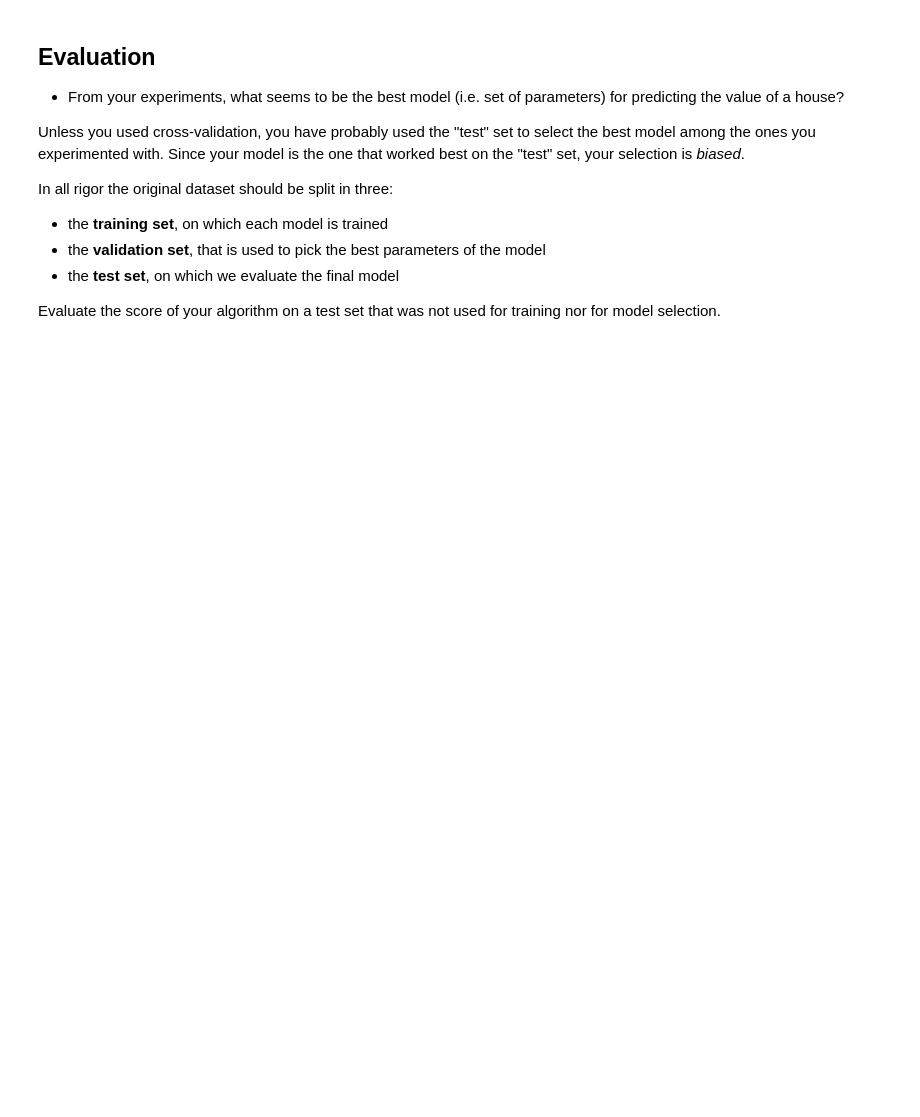
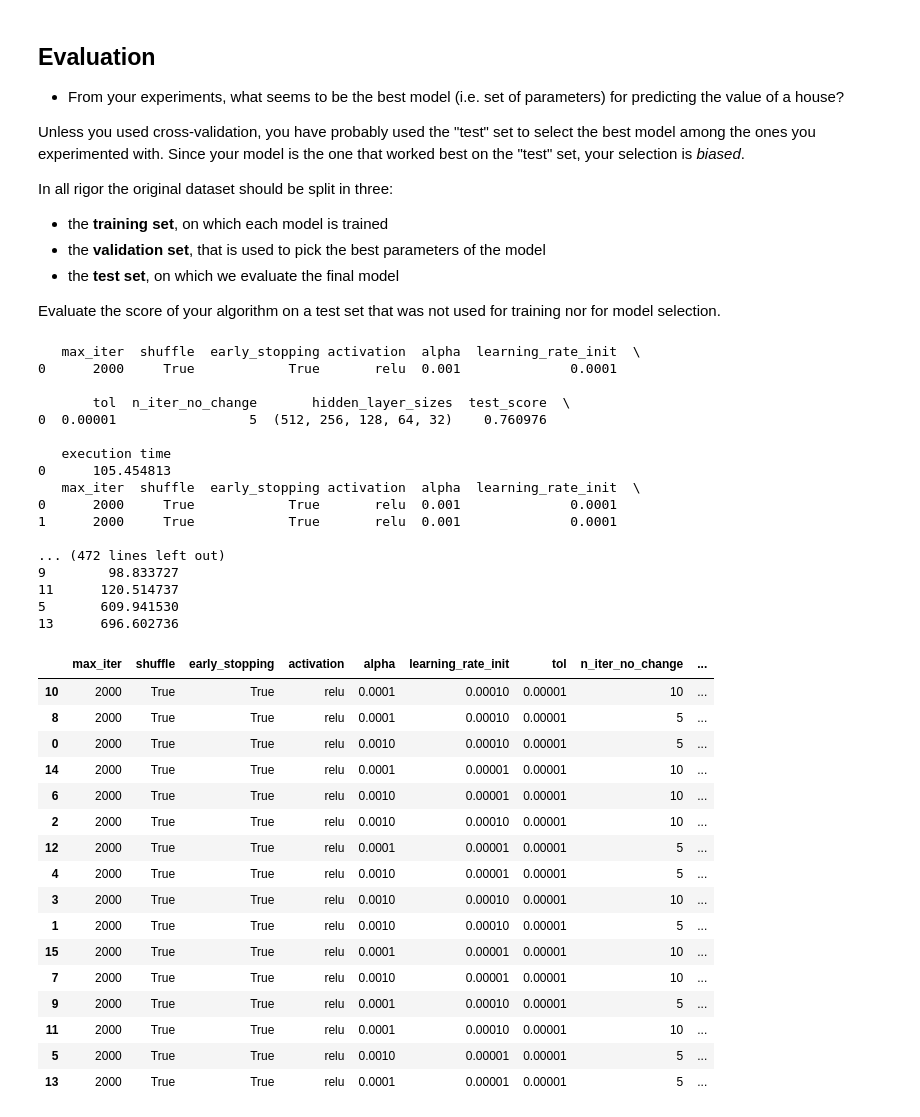
Before and after one commit to Quintus618/Apprentissage-supervis--2022, a Jupyter notebook: mlp.ipynb, the cells around one changed output. Cells and saved outputs as stored; diff of their text form; code cells hidden in the pictures; blank space fills up the shorter version.

```diff
--- a/mlp.ipynb
+++ b/mlp.ipynb
@@ -195,7 +222,3 @@ Present in a table the various parameters tested and the associated results. You
 Be methodical in the way your run your experiments and collect data. For each run, you should record the parameters and results into an external data structure.
 
 (Note that, while we encourage you to explore the solution space manually, there are existing methods in scikit-learn and other learning framework to automate this step as well, e.g., [GridSearchCV](https://scikit-learn.org/stable/modules/generated/sklearn.model_selection.GridSearchCV.html))
-# %%
-# TODO
-mlp = MLPRegressor(max_iter=3000, random_state=1, shuffle=False, solver='lbfgs', activation='tanh', hidden_layer_sizes=(100,100)) # define the model, with default params
-mlp.fit(X_test_scaled, y_test) # train the MLP
@@ -218,11 +224,0 @@ AttributeError: 'MLPRegressor' object has no attribute 'loss_curve_'
-# %%
-# Code snippet to display a nice table in jupyter notebooks  (remove from report)
-import pandas as pd
-data = []
-data.append({'activation': 'relu', 'max_iter': '500', 'test_score': 0.87})
-data.append({'activation': 'tanh', 'max_iter': '200', 'early_stopping': False, 'test_score': 0.91})
-
-table = pd.DataFrame.from_dict(data)
-table = table.replace(np.nan, '-')
-table = table.sort_values(by='test_score', ascending=False)
-table
@@ -246,0 +358,38 @@ Evaluate the score of your algorithm on a test set that was not used for trainin
+# %%
+# Phase hyperparameter tuning
+hyper_param(X_train_eval_scaled,y_train_eval,X_val_eval_scaled,y_val_eval,[2000],[True],[True],['relu'],[1e-3,1e-4],[1e-4,1e-5],[1e-5],[5,10],[(512,256,128,64,32),(1024,256,128,64,32)])
+# %% [output]
+   max_iter  shuffle  early_stopping activation  alpha  learning_rate_init  \
+0      2000     True            True       relu  0.001              0.0001
+
+       tol  n_iter_no_change       hidden_layer_sizes  test_score  \
+0  0.00001                 5  (512, 256, 128, 64, 32)    0.760976
+
+   execution time
+0      105.454813
+   max_iter  shuffle  early_stopping activation  alpha  learning_rate_init  \
+0      2000     True            True       relu  0.001              0.0001
+1      2000     True            True       relu  0.001              0.0001
+
+... (472 lines left out)
+9        98.833727
+11      120.514737
+5       609.941530
+13      696.602736
+|  | max_iter | shuffle | early_stopping | activation | alpha | learning_rate_init | tol | n_iter_no_change | ... |
+| 10 | 2000 | True | True | relu | 0.0001 | 0.00010 | 0.00001 | 10 | ... |
+| 8 | 2000 | True | True | relu | 0.0001 | 0.00010 | 0.00001 | 5 | ... |
+| 0 | 2000 | True | True | relu | 0.0010 | 0.00010 | 0.00001 | 5 | ... |
+| 14 | 2000 | True | True | relu | 0.0001 | 0.00001 | 0.00001 | 10 | ... |
+| 6 | 2000 | True | True | relu | 0.0010 | 0.00001 | 0.00001 | 10 | ... |
+| 2 | 2000 | True | True | relu | 0.0010 | 0.00010 | 0.00001 | 10 | ... |
+| 12 | 2000 | True | True | relu | 0.0001 | 0.00001 | 0.00001 | 5 | ... |
+| 4 | 2000 | True | True | relu | 0.0010 | 0.00001 | 0.00001 | 5 | ... |
+| 3 | 2000 | True | True | relu | 0.0010 | 0.00010 | 0.00001 | 10 | ... |
+| 1 | 2000 | True | True | relu | 0.0010 | 0.00010 | 0.00001 | 5 | ... |
+| 15 | 2000 | True | True | relu | 0.0001 | 0.00001 | 0.00001 | 10 | ... |
+| 7 | 2000 | True | True | relu | 0.0010 | 0.00001 | 0.00001 | 10 | ... |
+| 9 | 2000 | True | True | relu | 0.0001 | 0.00010 | 0.00001 | 5 | ... |
+| 11 | 2000 | True | True | relu | 0.0001 | 0.00010 | 0.00001 | 10 | ... |
+| 5 | 2000 | True | True | relu | 0.0010 | 0.00001 | 0.00001 | 5 | ... |
+| 13 | 2000 | True | True | relu | 0.0001 | 0.00001 | 0.00001 | 5 | ... |
```
Also changed, not shown: parts of 23 cells of this notebook, 4 other files.
